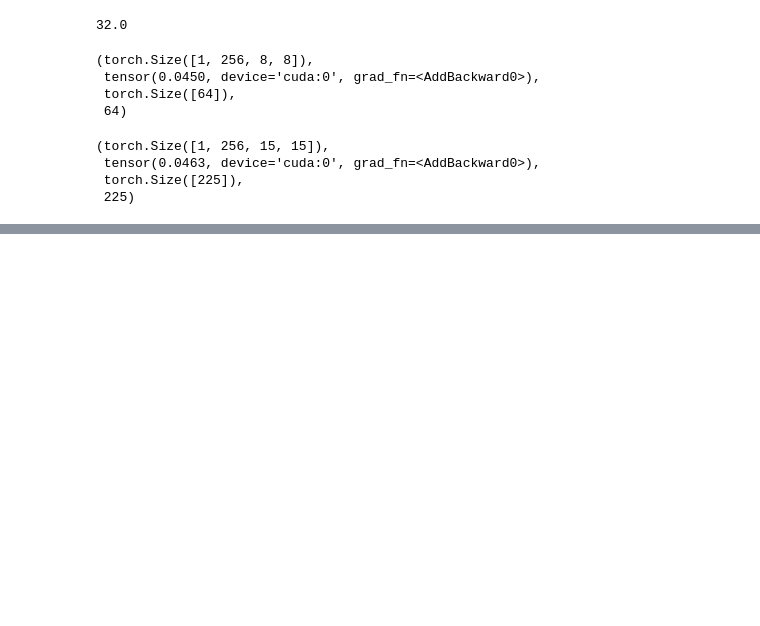
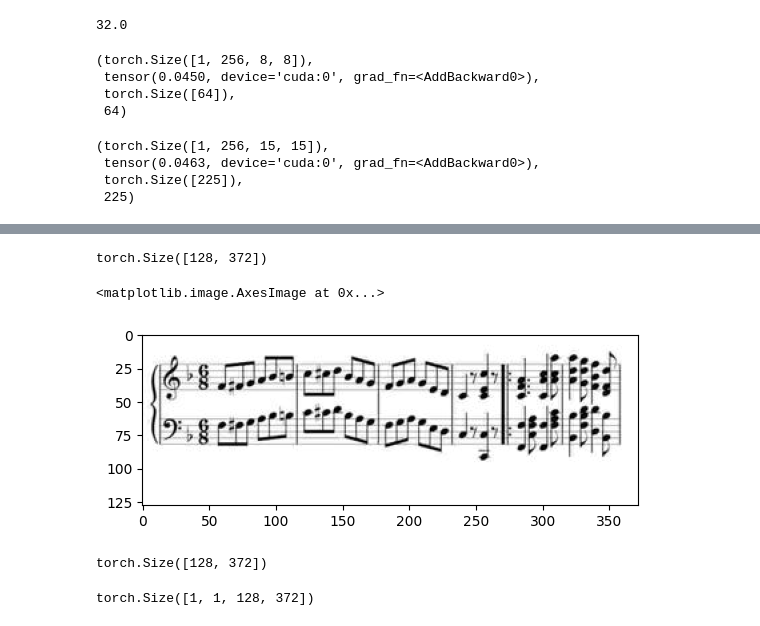
Before and after one commit to MALerLab/ocr-vqgan-latent-score, a Jupyter notebook: sandbox.ipynb, the cells around one changed output, grey strips where cells are left out. Drawn from its saved outputs; the diff is of its cells as text; code cells hidden in the pictures; blank space fills up the shorter version.

```diff
--- a/sandbox.ipynb
+++ b/sandbox.ipynb
@@ -253,0 +305,17 @@ quant.shape, emb_loss, info[2].shape, quant.shape[-2]*quant.shape[-1]
+# %%
+img = torch.tensor(np.array(i))
+print(img.shape)
+# img = 1 - img/255
+plt.imshow(img.cpu().squeeze(), cmap='gray')
+# %% [output]
+torch.Size([128, 372])
+<matplotlib.image.AxesImage at 0x...>
+[figure, added]
+# %%
+img.float().shape
+# %% [output]
+torch.Size([128, 372])
+# %%
+img.float().cpu().unsqueeze(0).unsqueeze(0).shape
+# %% [output]
+torch.Size([1, 1, 128, 372])
```
Also changed, not shown: parts of 14 cells of this notebook, 2 other files.
